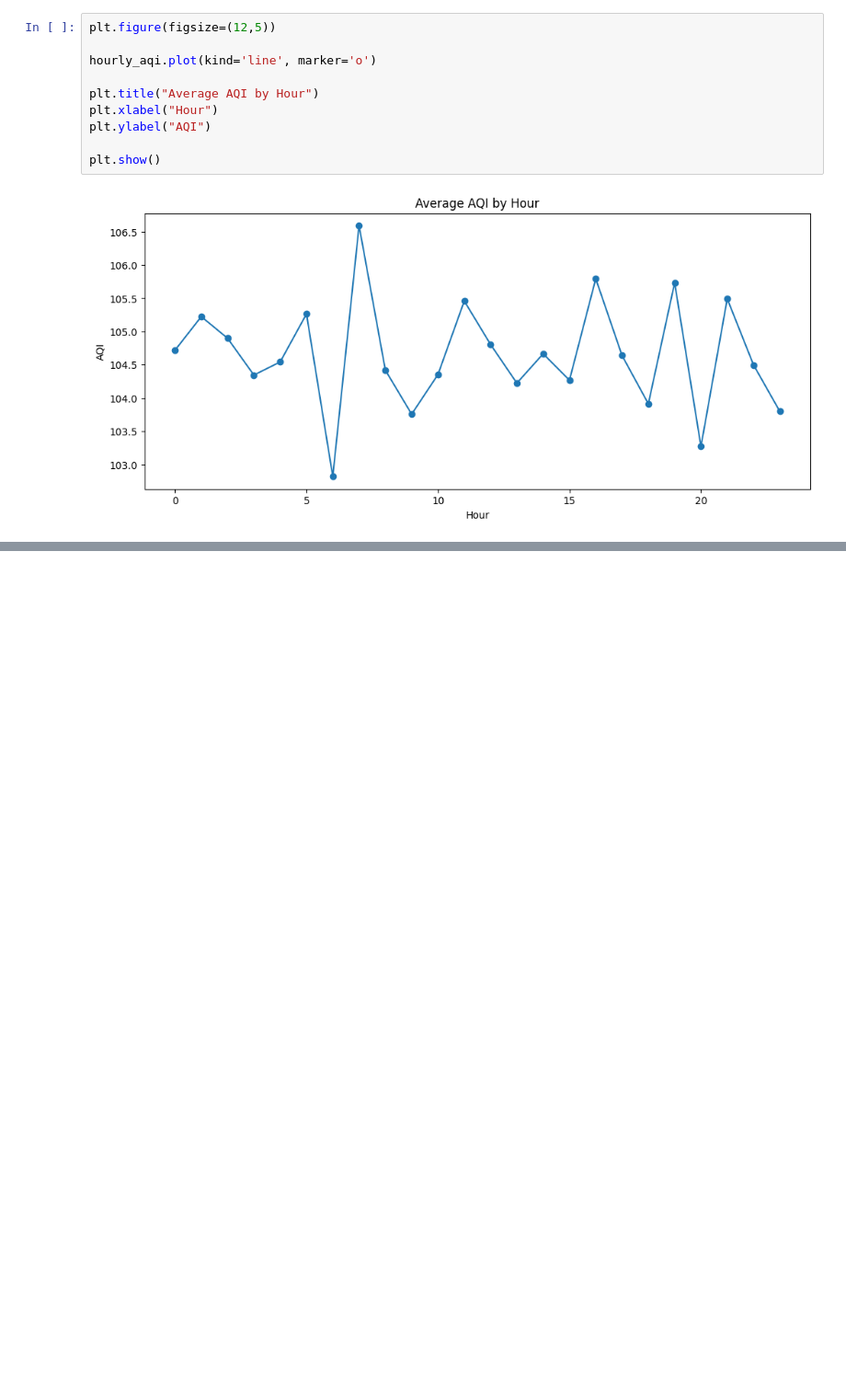
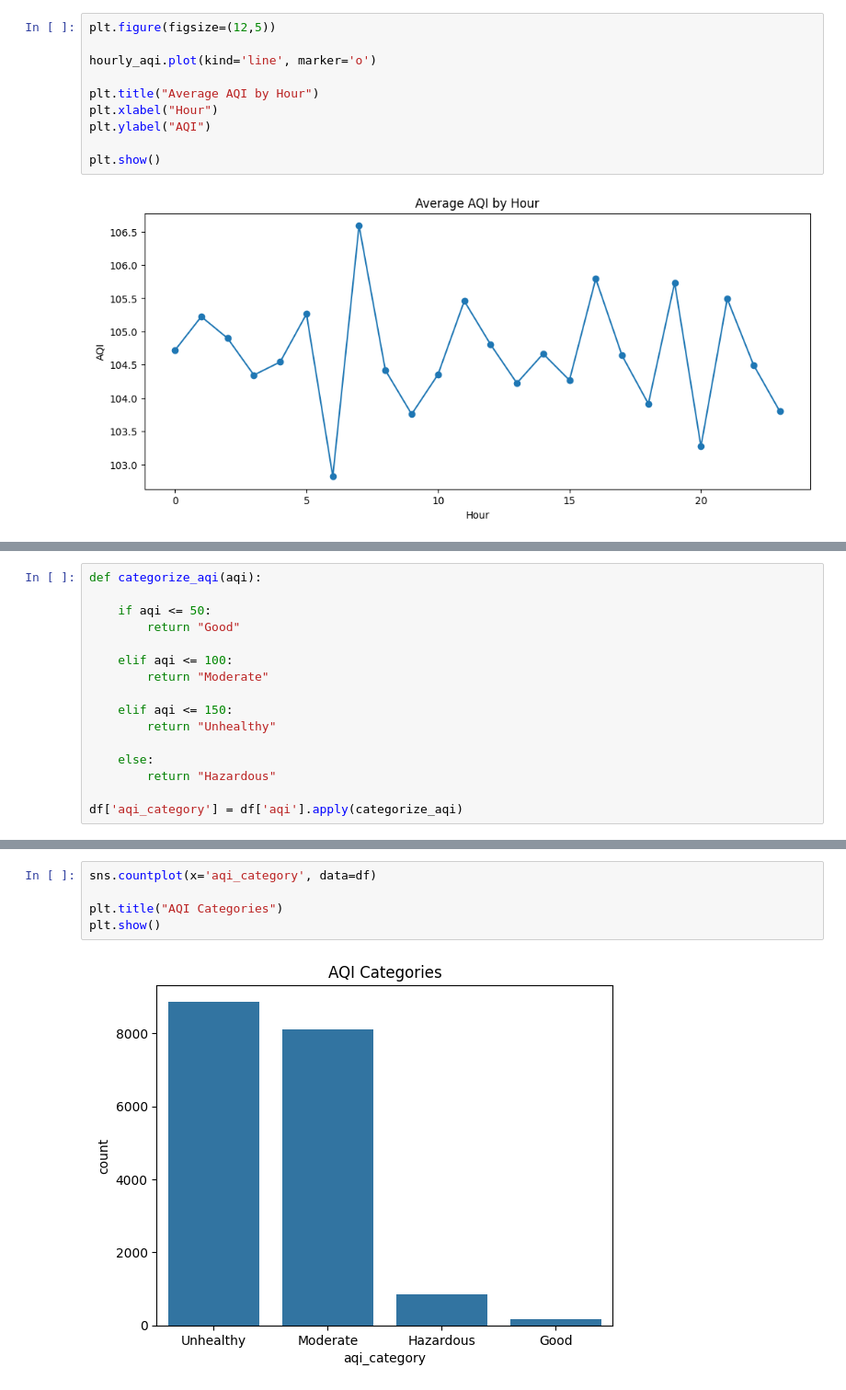
Before and after one commit to Vanshaj14Mohan/AirPulse-AI, a Jupyter notebook: Files/notebooks/eda.ipynb, the cells around one changed output, grey strips where cells are left out. Shown at 92% size. Saved outputs shown, nothing was run; the diff lists cells and outputs as text; blank space fills up the shorter version.

```diff
--- a/Files/notebooks/eda.ipynb
+++ b/Files/notebooks/eda.ipynb
@@ -448,0 +451,16 @@ plt.show()
+# %%
+def categorize_aqi(aqi):
+
+    if aqi <= 50:
+        return "Good"
+
+    elif aqi <= 100:
+        return "Moderate"
+
+    elif aqi <= 150:
+        return "Unhealthy"
+
+    else:
+        return "Hazardous"
+
+df['aqi_category'] = df['aqi'].apply(categorize_aqi)
@@ -448,0 +476,7 @@ plt.show()
+# %%
+sns.countplot(x='aqi_category', data=df)
+
+plt.title("AQI Categories")
+plt.show()
+# %% [output]
+[figure, added]
```
Also changed, not shown: parts of 2 cells of this notebook.
